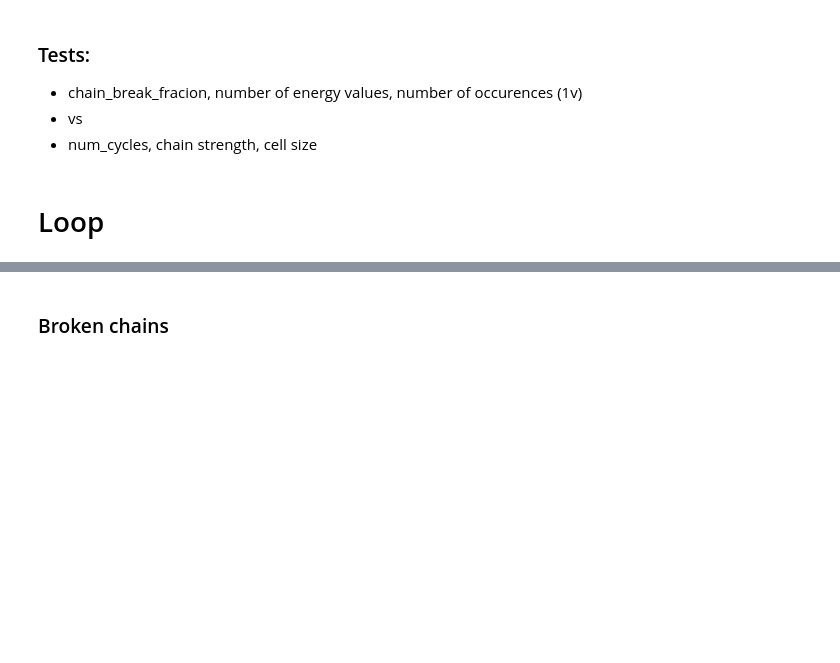
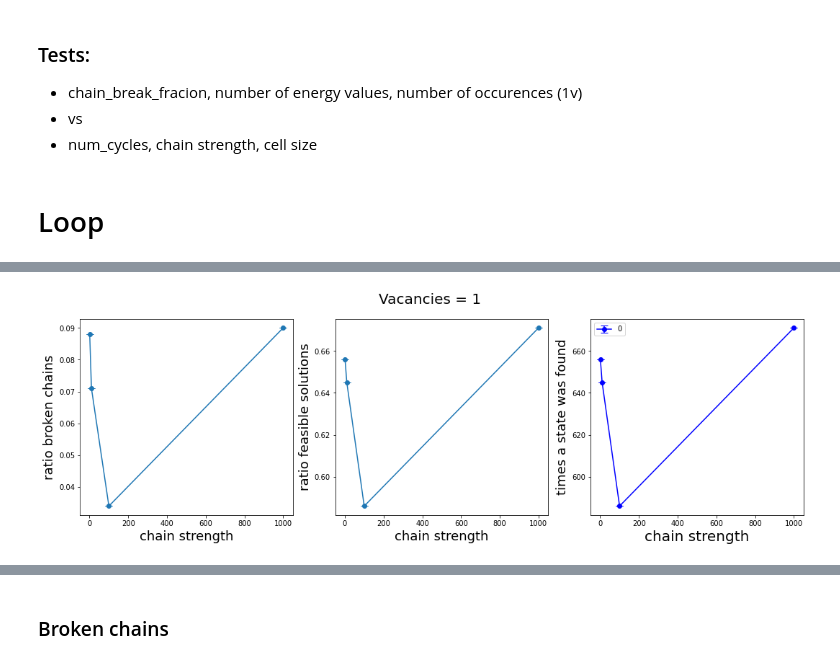
Before and after one commit to cmc-ucl/quantum_computing, a Jupyter notebook: Experiments.ipynb, the cells around one changed output, grey strips where cells are left out. Drawn from its saved outputs; the diff is of its cells as text; code cells hidden in the pictures; blank space fills up the shorter version.

```diff
--- a/Experiments.ipynb
+++ b/Experiments.ipynb
@@ -314,0 +447,84 @@ plt.show()
+# %%
+#FEASIBLE
+import matplotlib.pyplot as plt
+
+color = ['b','g','r','c','m','y','k','tab:orange']
+point = ['-o','^','s']
+
+
+for vac in [1,2,3]:
+    df_all = df_results[df_results['num_vacancies'] == vac]
+    df_all = df_all[df_all['weight_1'] == 1]
+    df_mean = df_all[df_all['weight_1'] == 1].groupby('chain_strength').mean()
+    fig, axs = plt.subplots(1,3,figsize=(18, 5), sharey=False)
+    fig.suptitle('Vacancies = %s'%vac, fontsize=20)
+
+    x = df_mean.index.values
+
+    y1 = df_mean['broken_chains'].to_numpy()
+    y2 = df_mean['ratio_feasible'].to_numpy()
+
+    y3 = []
+    error_y3 = []
+    error_bc = []
+    error_rf = []
+    for n,k in enumerate(x):
+        df_tmp = df_all[df_all['chain_strength'] == k]
+        #df_tmp = df_all[df_all['chain_strength'] == k]
+        energies = []
+        for i in df_all['energy_distribution']:
+            energies.extend([float(x) for x in i.split(',')])
+        all_energies = np.unique(np.array(energies))
+        labels = [str(x) for x in range(len(all_energies))]
+        dist_average = np.array([0]*len(all_energies))
+        all_dist = []
+        #error_bc.append(np.max(df_tmp['broken_chains'].to_numpy() - np.min(df_tmp['broken_chains'].to_numpy()))
+        #error_rf.append(np.max(df_tmp['ratio_feasible'].to_numpy()) - np.min(df_tmp['ratio_feasible'].to_numpy()))
+        error_bc.append(np.std(df_tmp['broken_chains'].to_numpy()))
+        error_rf.append(np.std(df_tmp['ratio_feasible'].to_numpy()))
+        for j in range(len(df_tmp['energy_distribution'].to_list())):
+            distribution = []
+            error = []
+            for i in all_energies:
+                v_energy = np.array([float(x) for x in df_tmp['energy_distribution'].to_list()[j].split(',')])
+                v_mult = np.array([float(x) for x in df_tmp['multiplicity'].to_list()[j].split(',')])
+                pos = np.where(np.round(v_energy,5) == np.round(i,5))[0]
+                if len(pos) > 0:
+                    distribution.append(int(v_mult[pos[0]]))
+                else:
+                    distribution.append(0)
+            all_dist.append(distribution)
+        y3.append(np.average(np.array(all_dist),axis=0).astype(int).tolist())
+        #error_y3.append(np.max(all_dist,axis=0)-np.min(all_dist,axis=0))
+        error_y3.append(np.std(all_dist,axis=0))
+        #print(y3,np.max(all_dist,axis=0)-np.min(all_dist,axis=0),np.max(all_dist,axis=0),np.min(all_dist,axis=0))
+    y3 = np.array(y3)
+    error_y3 = np.array(error_y3)
+    for m in range(len(y3[0])):
+        axs[2].errorbar(x,y3[:,m],yerr=error_y3[:,m]/2,fmt='-o',color=color[m],label=labels[m],capsize=5)
+
+    axs[2].legend()
+
+    #axs[0].plot(x, y1,'-o')
+    axs[0].errorbar(x, y1, yerr = np.array(error_bc)/2,fmt='-o',capsize=5)
+    axs[1].errorbar(x, y2,yerr = np.array(error_rf)/2,fmt='-o',capsize=5)
+
+
+    axs[0].set_xlabel('chain strength', fontsize=18)
+    axs[1].set_xlabel('chain strength', fontsize=18)
+    axs[2].set_xlabel('chain strength', fontsize=20)
+    axs[0].set_ylabel('ratio broken chains', fontsize=18)
+    axs[1].set_ylabel('ratio feasible solutions', fontsize=18)
+    axs[2].set_ylabel('times a state was found', fontsize=18)
+#fig.set_title('All feasible',fontsize=20)
+
+#axs[:].set_xticks(np.arange(0,25))
+#ax.set_yticks(np.arange(-50,0,5))
+#plt.xticks(fontsize=12)
+#plt.yticks(fontsize=16)
+
+#fig.set_size_inches(15.5, 7.5)
+
+plt.show()
+# %% [output]
+[figure, added]
```
Also changed, not shown: parts of 27 cells of this notebook.
